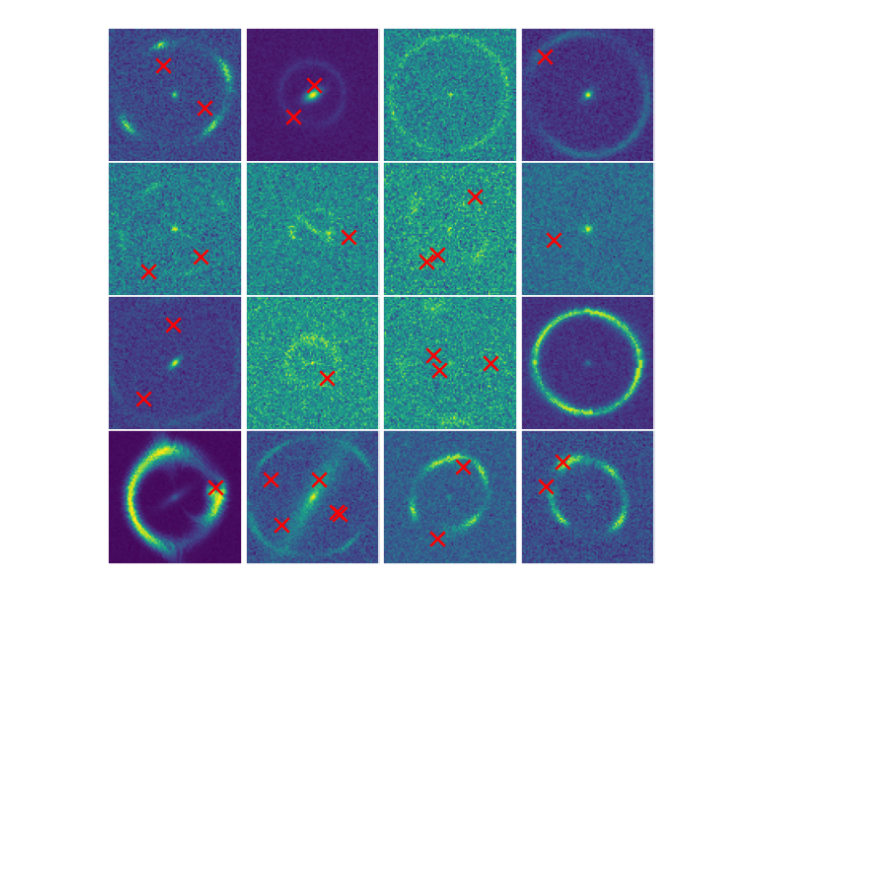
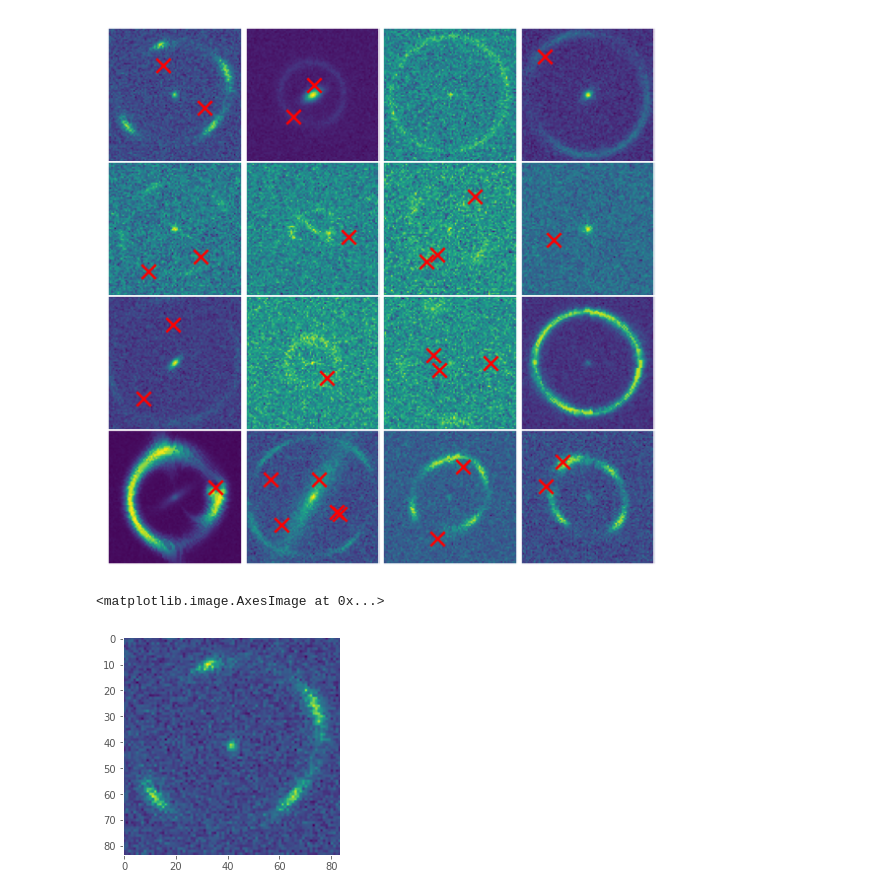
Before and after one commit to yashpatel5400/bliss, a Jupyter notebook: case_studies/substructure/eval.ipynb, the cells around one changed output. Drawn from its saved outputs; the diff is of its cells as text; code cells hidden in the pictures; blank space fills up the shorter version.

```diff
--- a/case_studies/substructure/eval.ipynb
+++ b/case_studies/substructure/eval.ipynb
@@ -91,22 +91,19 @@ for i in range(sample_batch_size):
             axs[i // 4, i % 4].scatter(x, y, marker='x', color='r', s=75)
 # %% [output]
 [figure]
-# %%
-import numpy as np
-images, background = dataset.simulate_image_from_catalog(tile_catalogs)
-plt.rcParams["axes.grid"] = False
-sample_batch_size = 16
-
-fig, axs = plt.subplots(sample_batch_size // 4, 4, figsize=(6, 6), dpi=120)
-plt.subplots_adjust(wspace=0, hspace=0)
-
-for i in range(sample_batch_size):
-    axs[i // 4, i % 4].imshow(np.log(images[i,0,:,:].cpu() + 2))
-    axs[i // 4, i % 4].set_xticklabels([])
-    axs[i // 4, i % 4].set_yticklabels([])
-    axs[i // 4, i % 4].tick_params(left = False, bottom = False)
-
-    for loc in full_catalog.plocs[i]:
-        if loc.any():
-            y, x = loc + dataset.image_decoder.border_padding
-            axs[i // 4, i % 4].scatter(x, y, marker='x', color='r', s=75)
+# %%
+from bliss.catalog import get_images_in_tiles
+
+tile_slen = 4
+ptile_slen_main = 84 # lens, galaxy
+ptile_slen_substructure = 32 # detection
+image_ptiles_main = get_images_in_tiles(images, tile_slen, ptile_slen_main)
+image_ptiles_substructure = get_images_in_tiles(images, tile_slen, ptile_slen_substructure)
+# %%
+image_ptiles_main.shape
+# batch, tile_x, tile_y, max, [pixels]
+sample_tile_main = image_ptiles_main[0, 0, 0, 0, ...]
+plt.imshow(np.log(sample_tile_main.cpu() + 2))
+# %% [output]
+<matplotlib.image.AxesImage at 0x...>
+[figure, added]
```
Also changed, not shown: parts of 1 cell of this notebook, 5 other files.
